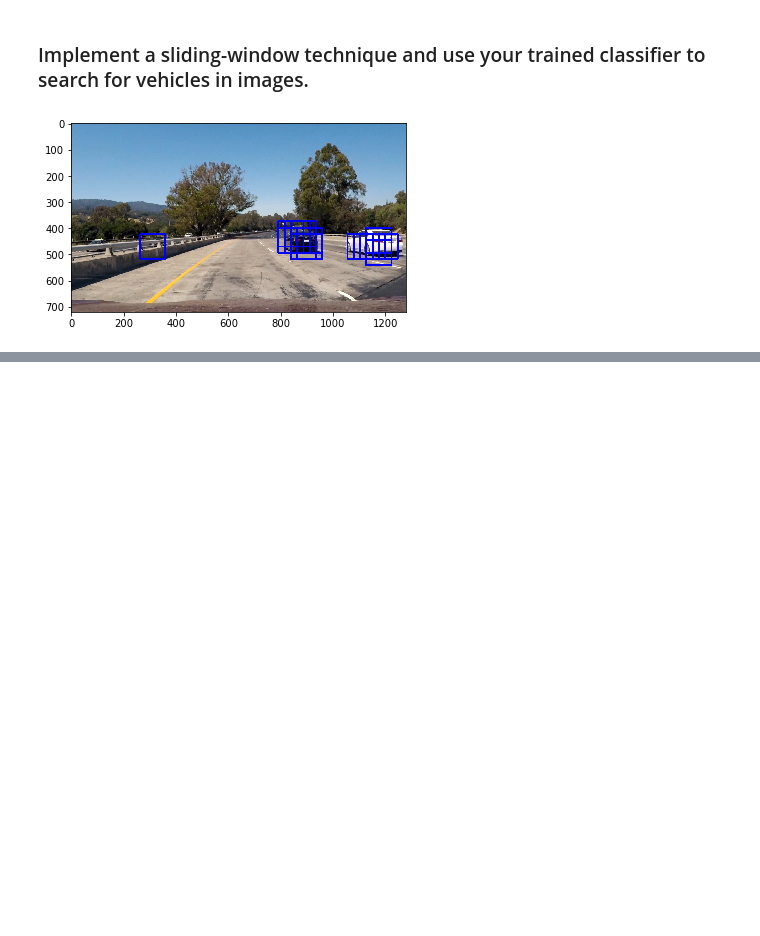
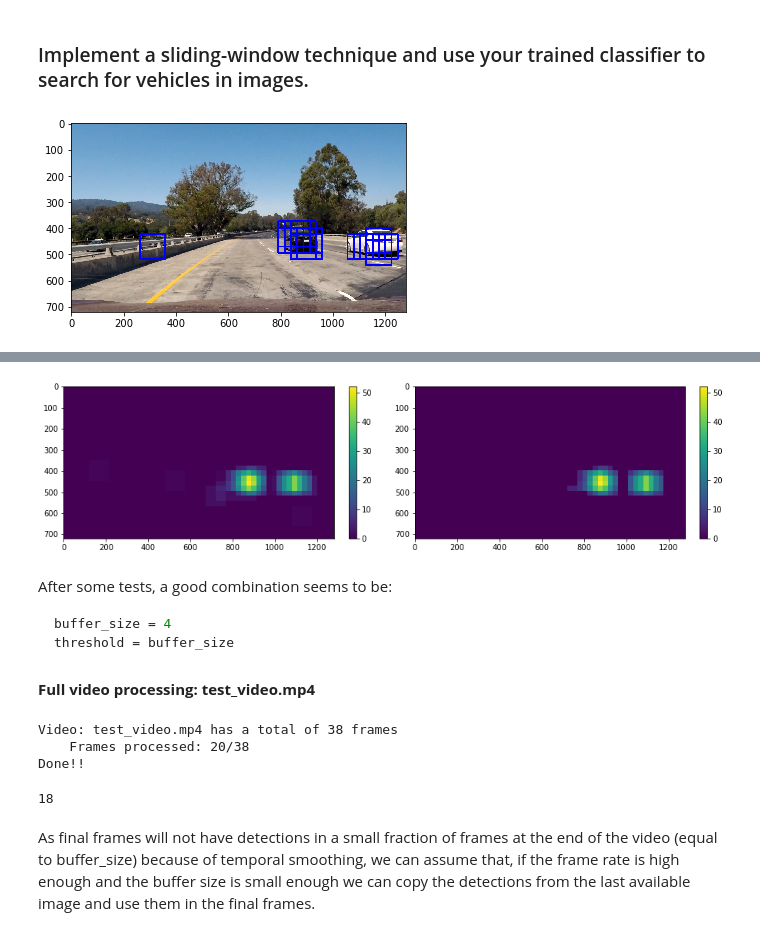
Before and after one commit to ricgu8086/CarND-Vehicle-Detection, a Jupyter notebook: main.ipynb, the cells around one changed output, grey strips where cells are left out. Drawn from its saved outputs; the diff is of its cells as text; code cells hidden in the pictures; blank space fills up the shorter version.

````diff
--- a/main.ipynb
+++ b/main.ipynb
@@ -241,0 +359,46 @@ for image_name in test_images:
+# %%
+# Combined heatmap
+combined_heatmap = sum(ls_heatmap)
+
+def combined_thresholding_slider(threshold):
+    combined_heatmap_copy = np.copy(combined_heatmap)
+    th_heatmap = apply_threshold(combined_heatmap_copy, threshold)
+
+    plt.figure(figsize=(15, 15))
+    plt.subplot(1,2,1)
+    plt.imshow(combined_heatmap)
+    _ = plt.colorbar(fraction=0.026)
+
+    plt.subplot(1,2,2)
+    plt.imshow(th_heatmap)
+    _ = plt.colorbar(fraction=0.026)
+
+_ = ipywidgets.interact(combined_thresholding_slider, threshold=(0, 35, 1))
+# %% [output]
+[figure, added]
+# %% [markdown]
+After some tests, a good combination seems to be:
+```python
+buffer_size = 4
+threshold = buffer_size
+```
+# %% [markdown]
+**Full video processing: test_video.mp4**
+# %%
+# Let's go for the final result
+
+buffer_size = 20 # Number of images compared to reject false positives
+threshold = buffer_size
+clip_name = 'test_video.mp4'
+
+video_bounding_boxes = video_detection_temporal_smoothing(buffer_size, threshold, clip_name)
+# %% [output]
+Video: test_video.mp4 has a total of 38 frames
+    Frames processed: 20/38
+Done!!
+# %%
+len(video_bounding_boxes)
+# %% [output]
+18
+# %% [markdown]
+As final frames will not have detections in a small fraction of frames at the end of the video (equal to buffer_size) because of temporal smoothing, we can assume that, if the frame rate is high enough and the buffer size is small enough we can copy the detections from the last available image and use them in the final frames.
````
Also changed, not shown: parts of 19 cells of this notebook, 3 other files.
